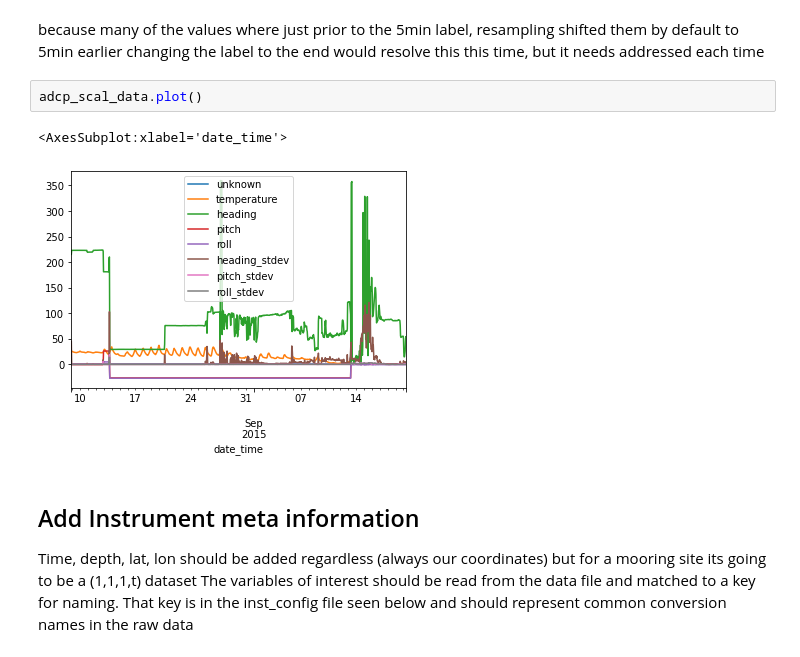
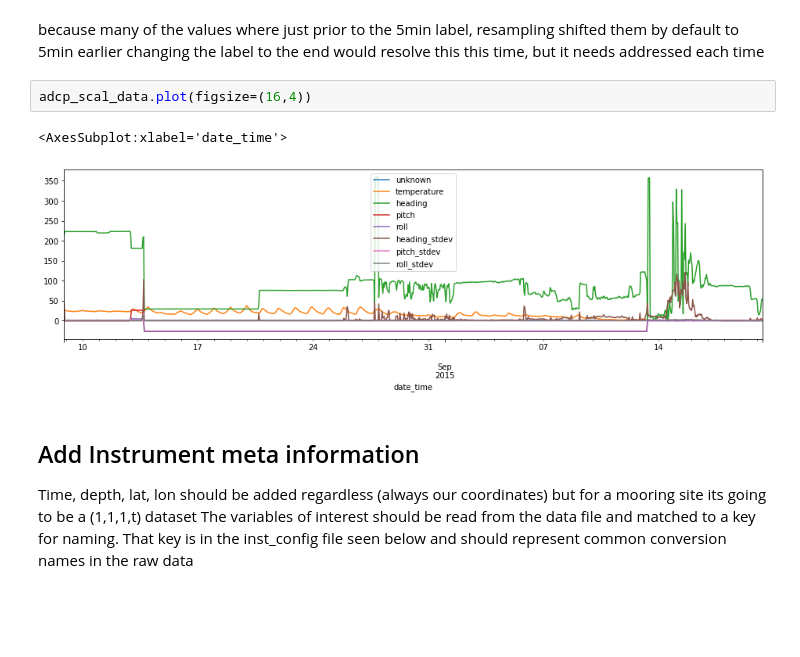
Before and after one commit to NOAA-PMEL/EcoFOCIpy, a Jupyter notebook: notebooks/EcoFOCIpy_adcp_example.ipynb, the cells around one changed output. Cells and saved outputs as stored; diff of their text form; blank space fills up the shorter version.

```diff
--- a/notebooks/EcoFOCIpy_adcp_example.ipynb
+++ b/notebooks/EcoFOCIpy_adcp_example.ipynb
@@ -195,10 +195,10 @@ adcp_scal_data.head()
 # %% [markdown]
 because many of the values where just prior to the 5min label, resampling shifted them by default to 5min earlier changing the label to the end would resolve this this time, but it needs addressed each time
 # %%
-adcp_scal_data.plot()
+adcp_scal_data.plot(figsize=(16,4))
 # %% [output]
 <AxesSubplot:xlabel='date_time'>
-[figure, old version]
+[figure, new version]
 # %% [markdown]
 ## Add Instrument meta information
 
```
Also changed, not shown: parts of 3 cells of this notebook, 3 other files.
